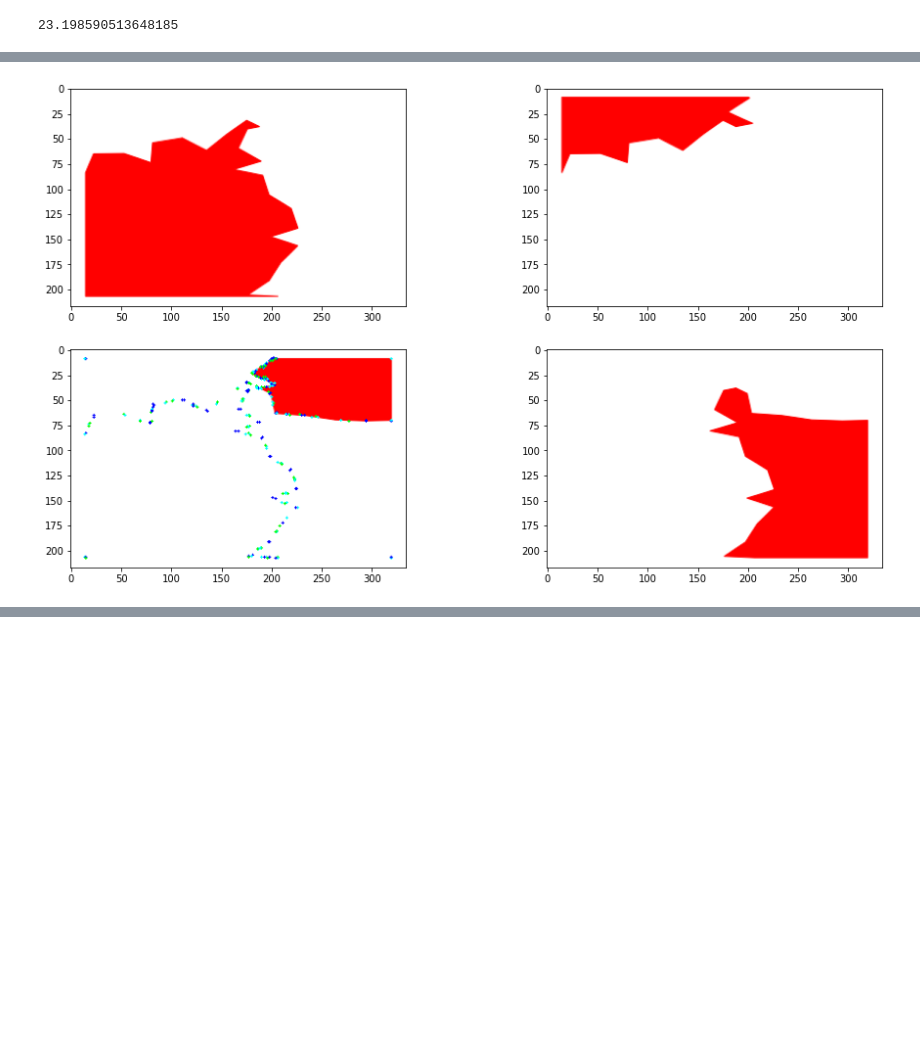
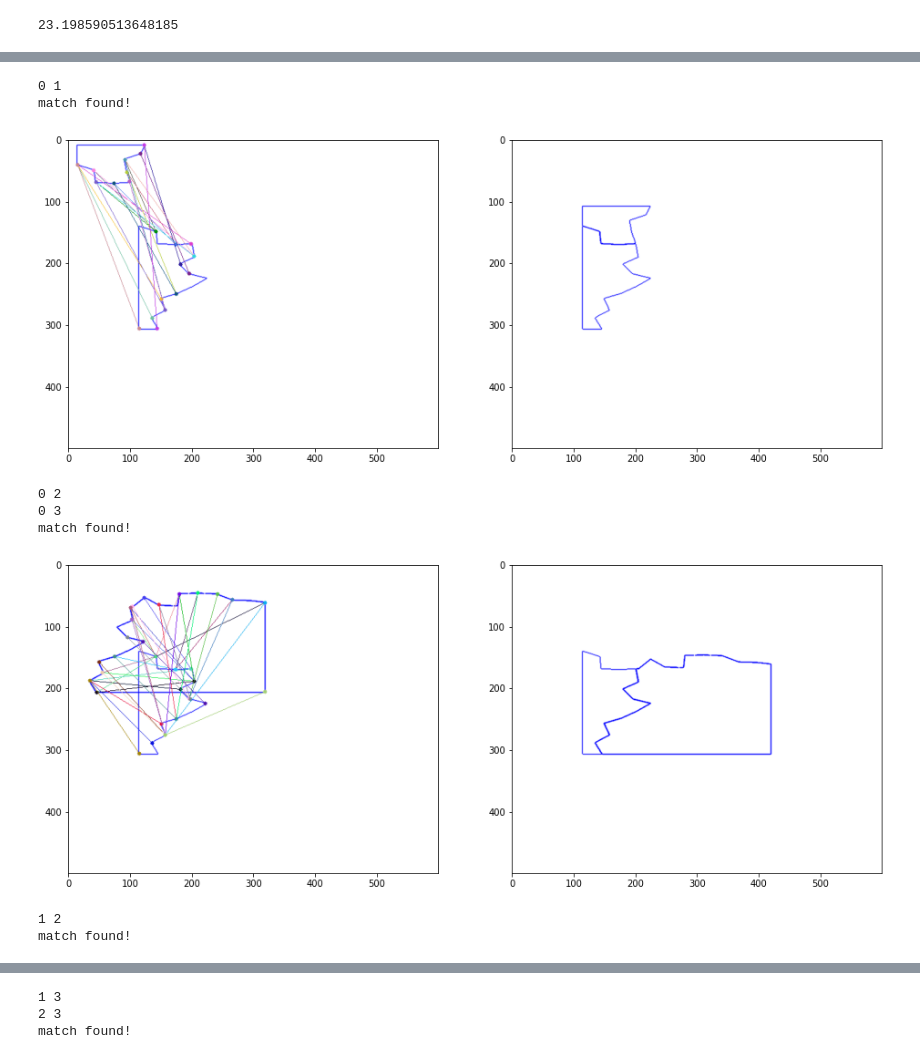
Before and after one commit to Sardaan/puzzle, a Jupyter notebook: puzzle.ipynb, the cells around one changed output, grey strips where cells are left out. Cells and saved outputs as stored; diff of their text form; code cells hidden in the pictures; blank space fills up the shorter version.

```diff
--- a/puzzle.ipynb
+++ b/puzzle.ipynb
@@ -206,7 +206,7 @@ def findFeaturePoints(img):
   fast = cv.FastFeatureDetector_create()
   kp = fast.detect(img, None)
 
-  hsv_min = np.array((0, 0, 0), np.uint8)
+  hsv_min = np.array((1, 1, 1), np.uint8)
   hsv_max = np.array((255, 220, 220), np.uint8)
 
   thresh = cv.inRange( img, hsv_min, hsv_max )
@@ -410,8 +406,7 @@ def rotateDots(fp, angle):
   return fp
 # %%
-accuracy = 0.02
-
-def matchParts(angles1, angles2):
+def matchAngles(angles1, angles2):
+  accuracy = 0.05
   match = []
   for angle1 in angles1:
     for angle2 in angles2:
@@ -441,10 +456,0 @@ for img in images:
-# %%
-# count matches
-matches = []
-for i in range(4):
-  for j in range(4):
-    if (i!=j):
-      partsMatch = matchParts(angles[i], angles[j])
-      result = i, j, len(partsMatch)
-      matches.append(result)
-      print(result)
@@ -464,12 +656,35 @@ for i in range(4):
 # %%
-fig = plt.figure(figsize=(16, 9))
-columns = 2
-rows = 2
-for i in range(1, columns*rows +1):
-    img = images[i-1]
-    fig.add_subplot(rows, columns, i)
-    # plt.axis('off')
-    plt.imshow(img)
-plt.show()
+img0 = '/content/puzzle_parts/pol0.png'
+img1 = '/content/puzzle_parts/pol1.png'
+img2 = '/content/puzzle_parts/pol2.png'
+img3 = '/content/puzzle_parts/pol3.png'
+
+images = [img0, img1, img2, img3]
+
+# fig = plt.figure(figsize=(16, 9))
+# columns = 2
+# rows = 2
+# for i in range(1, columns*rows +1):
+#     img = images[i-1]
+#     fig.add_subplot(rows, columns, i)
+#     # plt.axis('off')
+#     plt.imshow(img)
+# plt.show()
+
+
+# partsMatch = matchAllParts(images)
+for i in range (len(images)):
+  for j in range (len(images)):
+    if (i!=j and i < j):
+      print (i, j)
+      partsMatch = matchParts(images[i],images[j])
 # %% [output]
+0 1
+match found!
-[figure, old version]
+[figure, new version]
+0 2
+0 3
+match found!
+[figure, added]
+1 2
+match found!
@@ -475,0 +692,3 @@ plt.show()
+1 3
+2 3
+match found!
```
Also changed, not shown: parts of 15 cells of this notebook.
